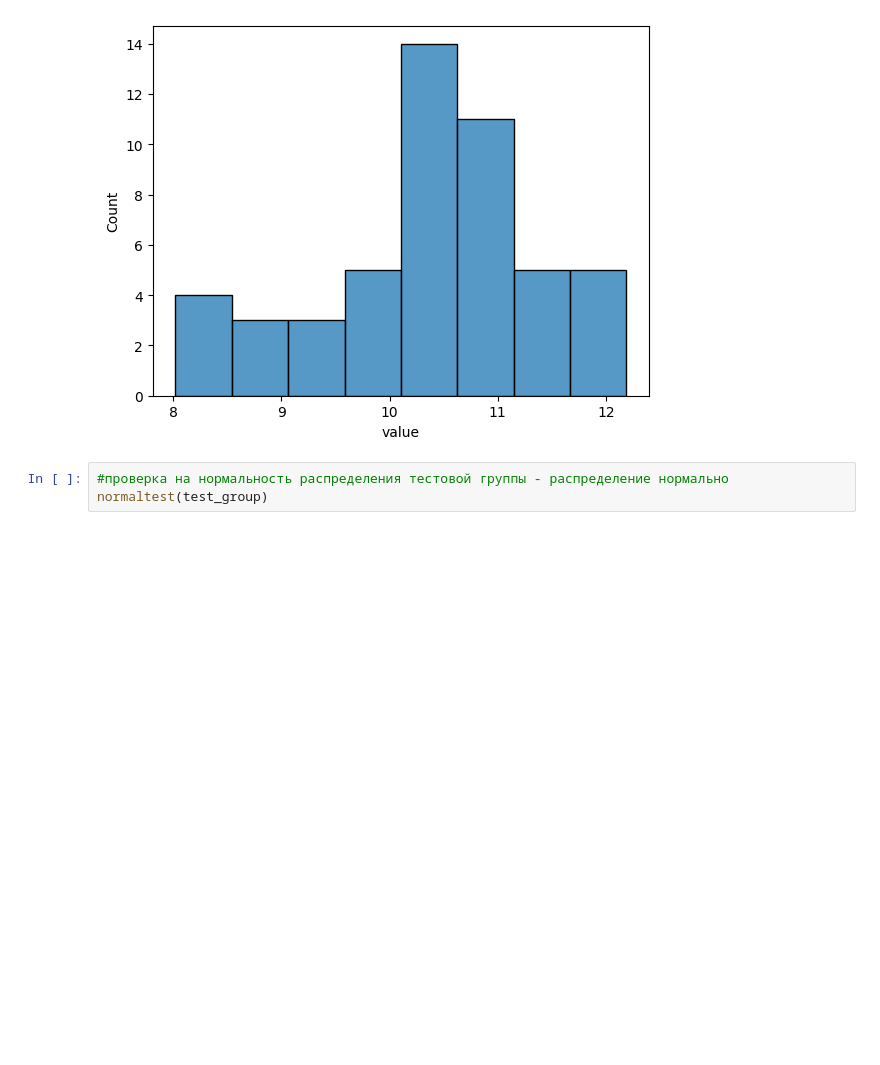
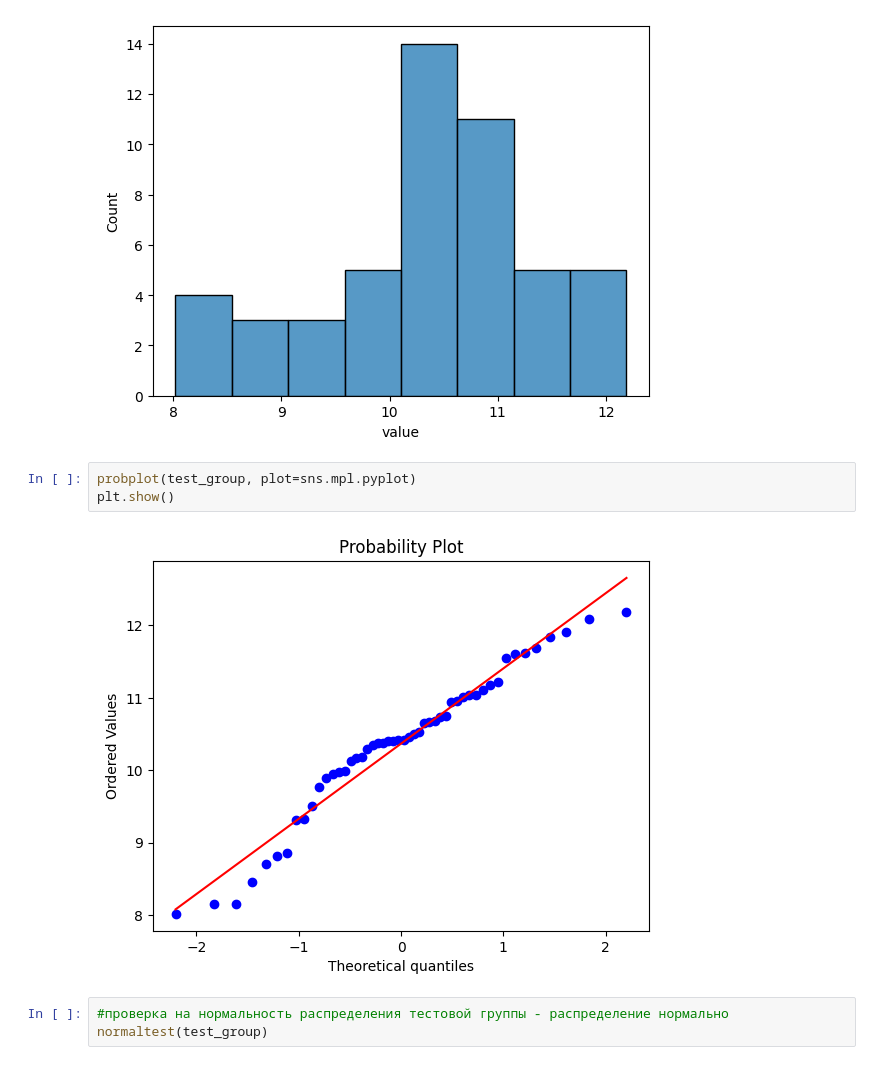
Before and after one commit to DarkPhoenix-777/AB-test-bootstrap, a Jupyter notebook: Bootstrap.ipynb, the cells around one changed output. Cells and saved outputs as stored; diff of their text form; blank space fills up the shorter version.

```diff
--- a/Bootstrap.ipynb
+++ b/Bootstrap.ipynb
@@ -44,6 +50,11 @@ sns.histplot(test_group.round(2))
 # %% [output]
 <AxesSubplot:xlabel='value', ylabel='Count'>
 [figure]
+# %%
+probplot(test_group, plot=sns.mpl.pyplot)
+plt.show()
+# %% [output]
+[figure, added]
 # %%
 #проверка на нормальность распределения тестовой группы - распределение нормально
 normaltest(test_group)
```
Also changed, not shown: parts of 3 cells of this notebook.
